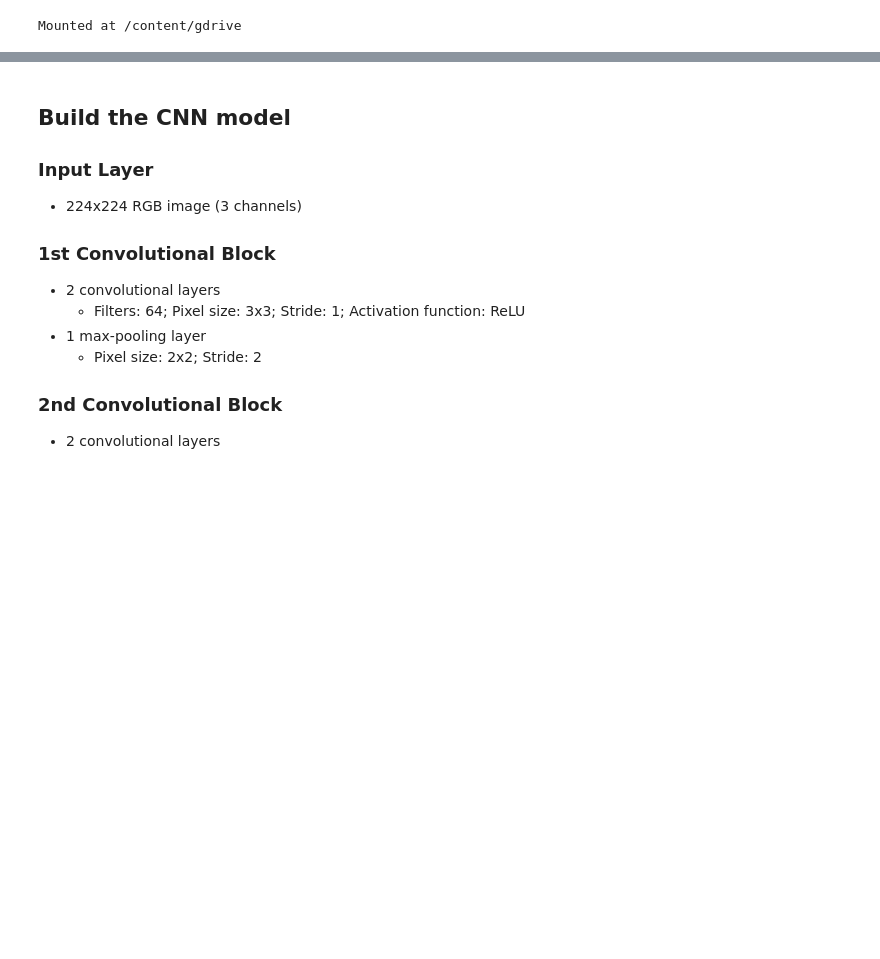
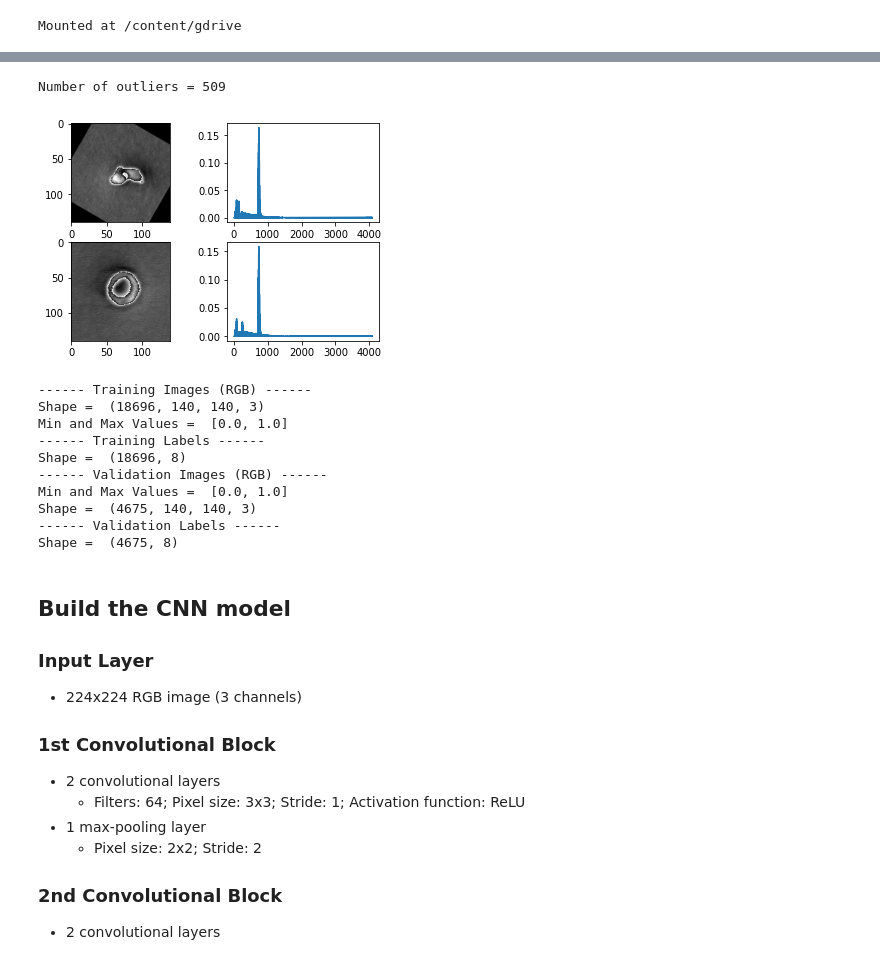
Before and after one commit to adbonzanini/ML-for-plasmas, a Jupyter notebook: Defect_Classification/Defect_Classification_CNN.ipynb, the cells around one changed output, grey strips where cells are left out. Saved outputs shown, nothing was run; the diff lists cells and outputs as text; code cells hidden in the pictures; blank space fills up the shorter version.

```diff
--- a/Defect_Classification/Defect_Classification_CNN.ipynb
+++ b/Defect_Classification/Defect_Classification_CNN.ipynb
@@ -77,10 +63,10 @@ del xTrain, xVal
 # %%
-yTrainInt = (yTrain.argmax(axis=1)).reshape(-1,1)
-yValInt = (yVal.argmax(axis=1)).reshape(-1,1)
-print(yTrainInt.shape)
+yTrainInt = (yTrainCat.argmax(axis=1)).reshape(-1,1)
+del yTrainCat
+print('yTrainInt shape: ', yTrainInt.shape, '\n')
 
 ss = 0
 for i in range(0, 8):
   ll = len(np.where(yTrainInt==i)[0])
-  print(ll)
+  print('Class %d contains %d training samples' %(i+1,ll))
 # %% [output]
@@ -146,0 +83,21 @@ Shape =  (100, 8)
+# %%
+# from sklearn.decomposition import PCA
+# from sklearn.cluster import DBSCAN
+
+# pca = PCA(n_components=2500)
+
+# imgCluster = imgTrain.reshape(p.Ntrain, -1)
+# imgCluster = pca.fit_transform(imgCluster)
+# print(imgCluster.shape)
+
+# clustering = DBSCAN(eps=80, min_samples=25, n_jobs=-1).fit(imgCluster)
+# del imgCluster
+# clusteringLabels = clustering.labels_
+# np.save(execution_path + '/../Data/clusteringLabels', clusteringLabels)
+
+clusteringLabels = np.load(execution_path + '/../Data/clusteringLabels.npy')
+
+idxCluster = np.where(clusteringLabels==-1)[0]
+print("Number of outliers =", len(idxCluster))
+# %% [output]
+Number of outliers = 509
@@ -147,3 +145,51 @@ Shape =  (100, 8)
+# %%
+# Split training dataset into training and validation
+from sklearn.model_selection import train_test_split
+xTrain, xVal, yTrain, yVal = train_test_split(imgTrain_noOutliers, yTrainInt_noOutliers, test_size=0.2, random_state=1)
+del imgTrain_noOutliers
+sTrain, sVal, yTrain, yVal = train_test_split(specTrain_noOutliers, yTrainInt_noOutliers, test_size=0.2, random_state=1)
+del specTrain_noOutliers, yTrainInt_noOutliers
+
+# Convert to categorical variables for training with softmax activation function in the final layer
+yTrainCat = tf.keras.utils.to_categorical(yTrain)
+yValCat = tf.keras.utils.to_categorical(yVal)
+
+# Plot a couple of examples and print the relevant dimensions
+plt.figure()
+plt.subplot(221)
+plt.imshow(xTrain[0,:,:, :])
+plt.subplot(222)
+plt.plot(sTrain[0,:])
+plt.subplot(223)
+plt.imshow(xVal[0,:,:, :])
+plt.subplot(224)
+plt.plot(sVal[0,:])
+plt.show()
+
+yTrain = tf.keras.utils.to_categorical
+
+print('------ Training Images (RGB) ------ ')
+print('Shape = ', xTrain.shape)
+print('Min and Max Values = ', [xTrain.min(), xTrain.max()])
+print('------ Training Labels ------ ')
+print('Shape = ', yTrainCat.shape)
+print('------ Validation Images (RGB) ------ ')
+print('Min and Max Values = ', [xVal.min(), xVal.max()])
+print('Shape = ', xVal.shape)
+print('------ Validation Labels ------ ')
+print('Shape = ', yValCat.shape)
+# %% [output]
+[figure, added]
+------ Training Images (RGB) ------
+Shape =  (18696, 140, 140, 3)
+Min and Max Values =  [0.0, 1.0]
+------ Training Labels ------
+Shape =  (18696, 8)
+------ Validation Images (RGB) ------
+Min and Max Values =  [0.0, 1.0]
+Shape =  (4675, 140, 140, 3)
+------ Validation Labels ------
+Shape =  (4675, 8)
 # %% [markdown]
 ## Build the CNN model
 
```
Also changed, not shown: parts of 30 cells of this notebook, 1 other file.
